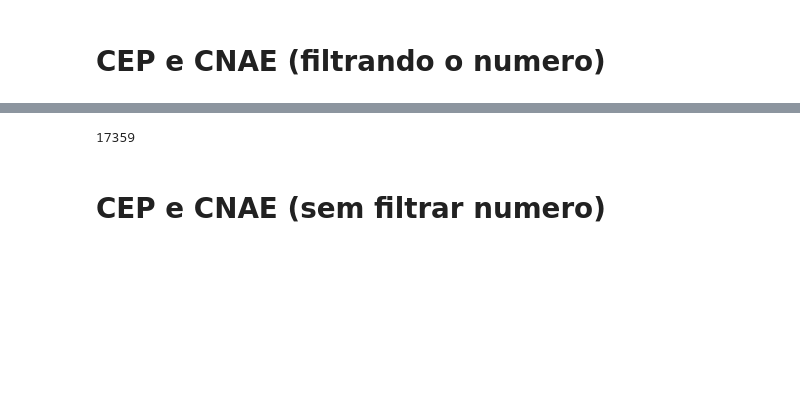
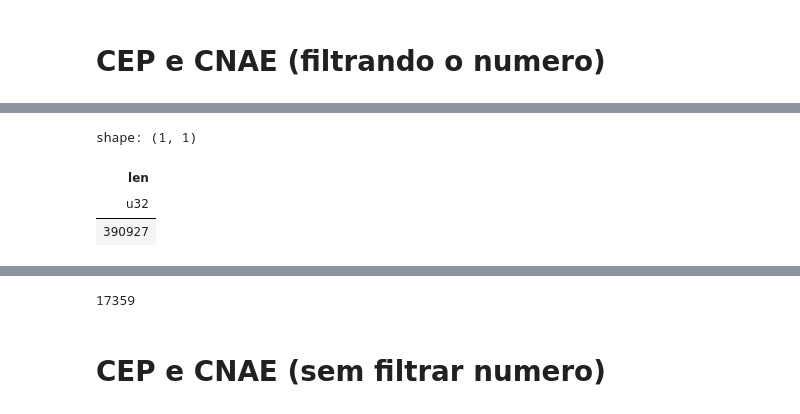
Before and after one commit to rmmaf/fh-energia, a Jupyter notebook: energia.ipynb, the cells around one changed output, grey strips where cells are left out. Drawn from its saved outputs; the diff is of its cells as text; code cells hidden in the pictures; blank space fills up the shorter version.

```diff
--- a/energia.ipynb
+++ b/energia.ipynb
@@ -114,0 +223,8 @@ df_cep_cnae_num
+# %%
+
+df_coord_sp.select(pl.len()).collect()
+# %% [output]
+shape: (1, 1)
+| len |
+| u32 |
+| 390927 |
```
Also changed, not shown: parts of 16 cells of this notebook, 7 other files.
